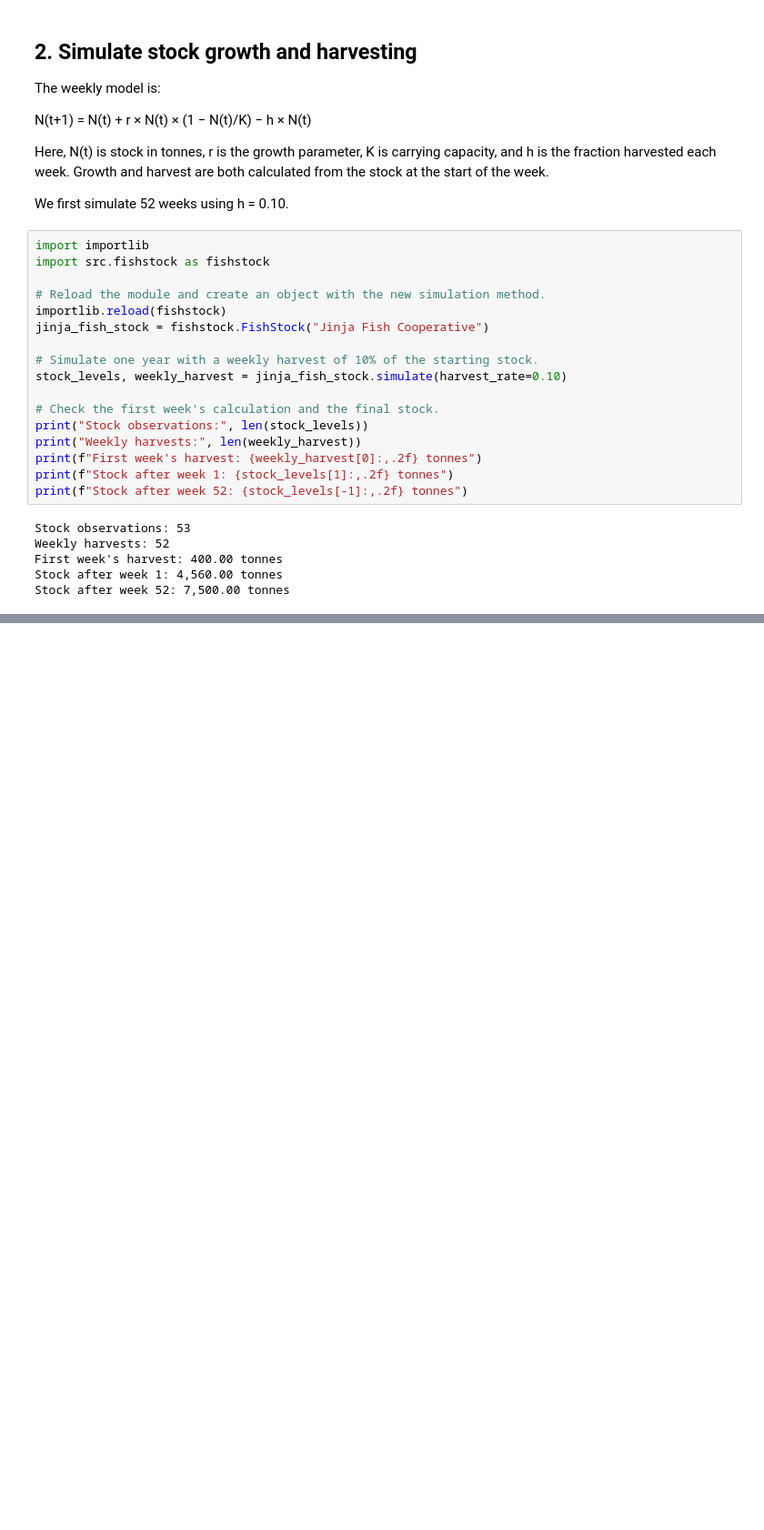
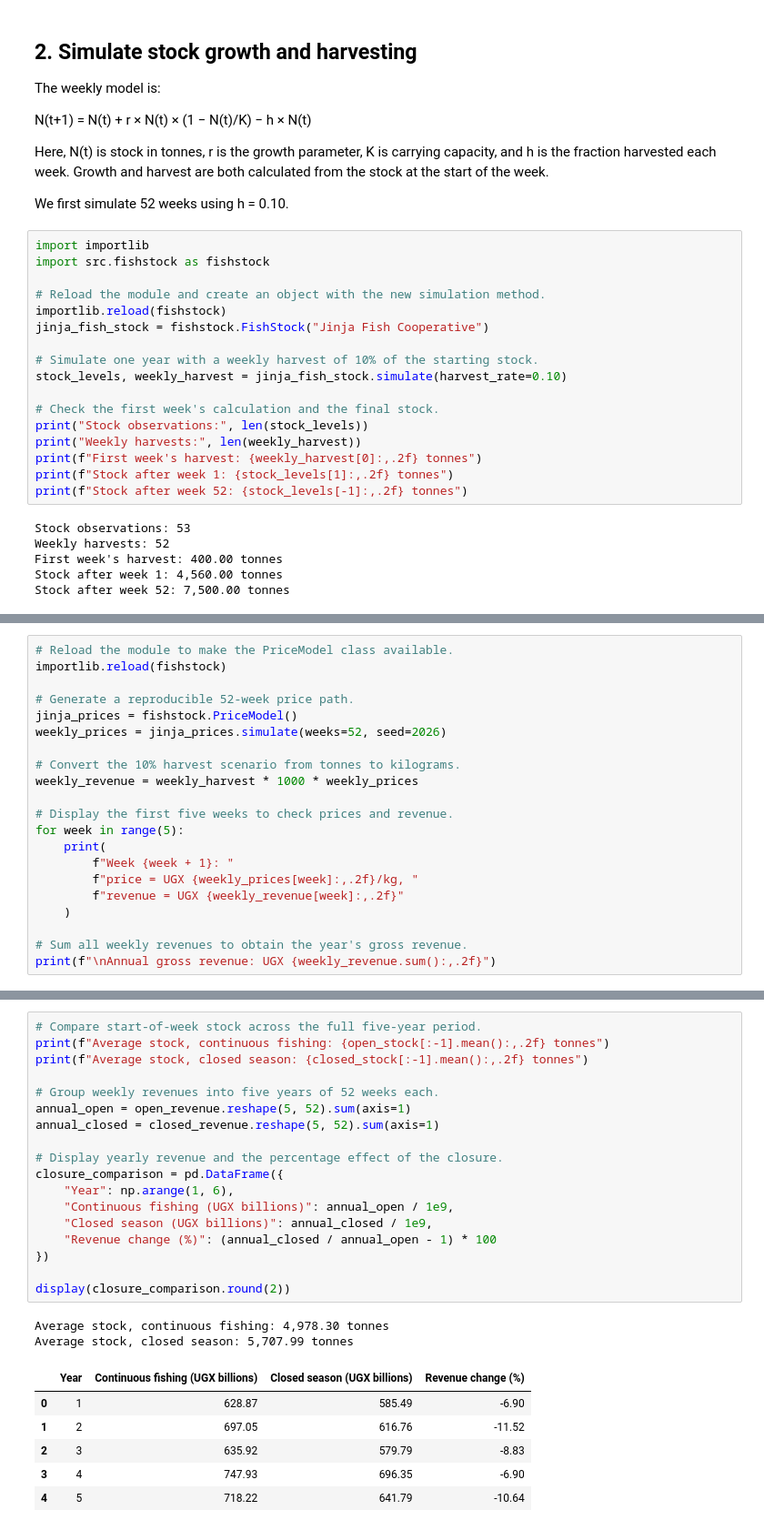
Before and after one commit to Muboki/OOP-with-Python-Assignment-2-Advent-2026---Mini-project, a Jupyter notebook: notebooks/project3_fishstock.ipynb, the cells around one changed output, grey strips where cells are left out. Shown at 91% size. Drawn from its saved outputs; the diff is of its cells as text; blank space fills up the shorter version.

```diff
--- a/notebooks/project3_fishstock.ipynb
+++ b/notebooks/project3_fishstock.ipynb
@@ -114,0 +126,21 @@ Stock after week 52: 7,500.00 tonnes
+# %%
+# Reload the module to make the PriceModel class available.
+importlib.reload(fishstock)
+
+# Generate a reproducible 52-week price path.
+jinja_prices = fishstock.PriceModel()
+weekly_prices = jinja_prices.simulate(weeks=52, seed=2026)
+
+# Convert the 10% harvest scenario from tonnes to kilograms.
+weekly_revenue = weekly_harvest * 1000 * weekly_prices
+
+# Display the first five weeks to check prices and revenue.
+for week in range(5):
+    print(
+        f"Week {week + 1}: "
+        f"price = UGX {weekly_prices[week]:,.2f}/kg, "
+        f"revenue = UGX {weekly_revenue[week]:,.2f}"
+    )
+
+# Sum all weekly revenues to obtain the year's gross revenue.
+print(f"\nAnnual gross revenue: UGX {weekly_revenue.sum():,.2f}")
@@ -114,0 +482,27 @@ Stock after week 52: 7,500.00 tonnes
+# %%
+# Compare start-of-week stock across the full five-year period.
+print(f"Average stock, continuous fishing: {open_stock[:-1].mean():,.2f} tonnes")
+print(f"Average stock, closed season: {closed_stock[:-1].mean():,.2f} tonnes")
+
+# Group weekly revenues into five years of 52 weeks each.
+annual_open = open_revenue.reshape(5, 52).sum(axis=1)
+annual_closed = closed_revenue.reshape(5, 52).sum(axis=1)
+
+# Display yearly revenue and the percentage effect of the closure.
+closure_comparison = pd.DataFrame({
+    "Year": np.arange(1, 6),
+    "Continuous fishing (UGX billions)": annual_open / 1e9,
+    "Closed season (UGX billions)": annual_closed / 1e9,
+    "Revenue change (%)": (annual_closed / annual_open - 1) * 100
+})
+
+display(closure_comparison.round(2))
+# %% [output]
+Average stock, continuous fishing: 4,978.30 tonnes
+Average stock, closed season: 5,707.99 tonnes
+|  | Year | Continuous fishing (UGX billions) | Closed season (UGX billions) | Revenue change (%) |
+| 0 | 1 | 628.87 | 585.49 | -6.90 |
+| 1 | 2 | 697.05 | 616.76 | -11.52 |
+| 2 | 3 | 635.92 | 579.79 | -8.83 |
+| 3 | 4 | 747.93 | 696.35 | -6.90 |
+| 4 | 5 | 718.22 | 641.79 | -10.64 |
```
Also changed, not shown: parts of 19 cells of this notebook.
